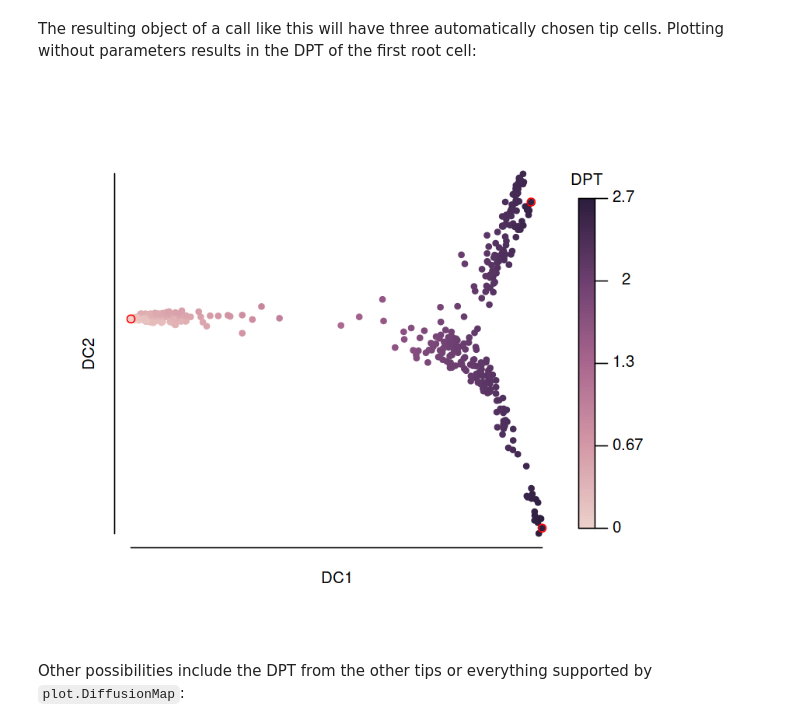
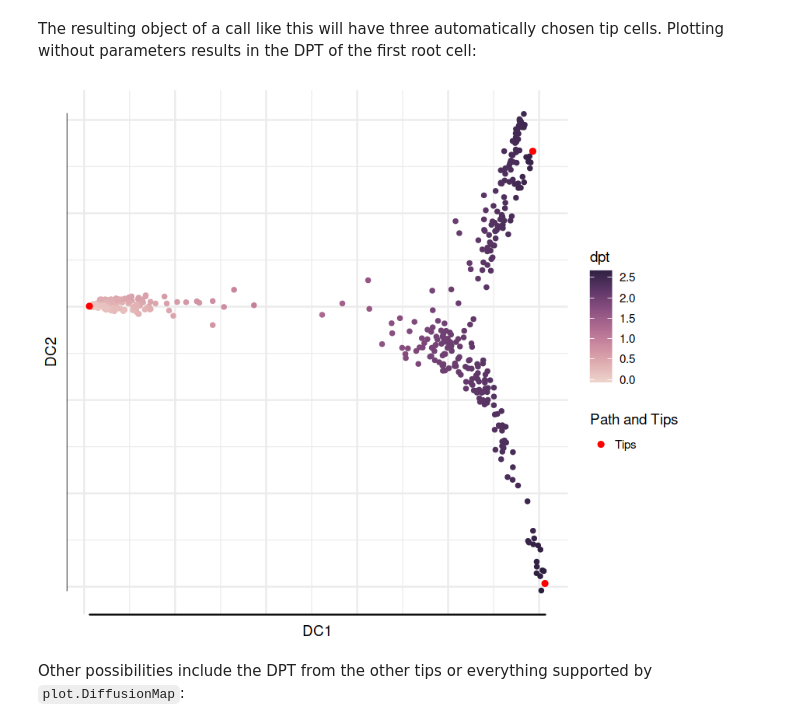
Before and after one commit to theislab/destiny, a Jupyter notebook: vignettes/DPT.ipynb, the cells around one changed output. Saved outputs shown, nothing was run; the diff lists cells and outputs as text; code cells hidden in the pictures.

```diff
--- a/vignettes/DPT.ipynb
+++ b/vignettes/DPT.ipynb
@@ -34,10 +34,10 @@ dm <- DiffusionMap(guo)
 dpt <- DPT(dm)
 # %% [markdown]
 The resulting object of a call like this will have three automatically chosen tip cells. Plotting without parameters results in the DPT of the first root cell:
-# %%
-plot(dpt, pch = 20)  # “pch” for prettier points
-# %% [output]
-[figure, removed]
+# %%
+plot(dpt)
+# %% [output]
+[figure, added]
 # %% [markdown]
 Other possibilities include the DPT from the other tips or everything supported by `plot.DiffusionMap`:
 # %%
```
Also changed, not shown: parts of 3 cells of this notebook, 11 other files.
